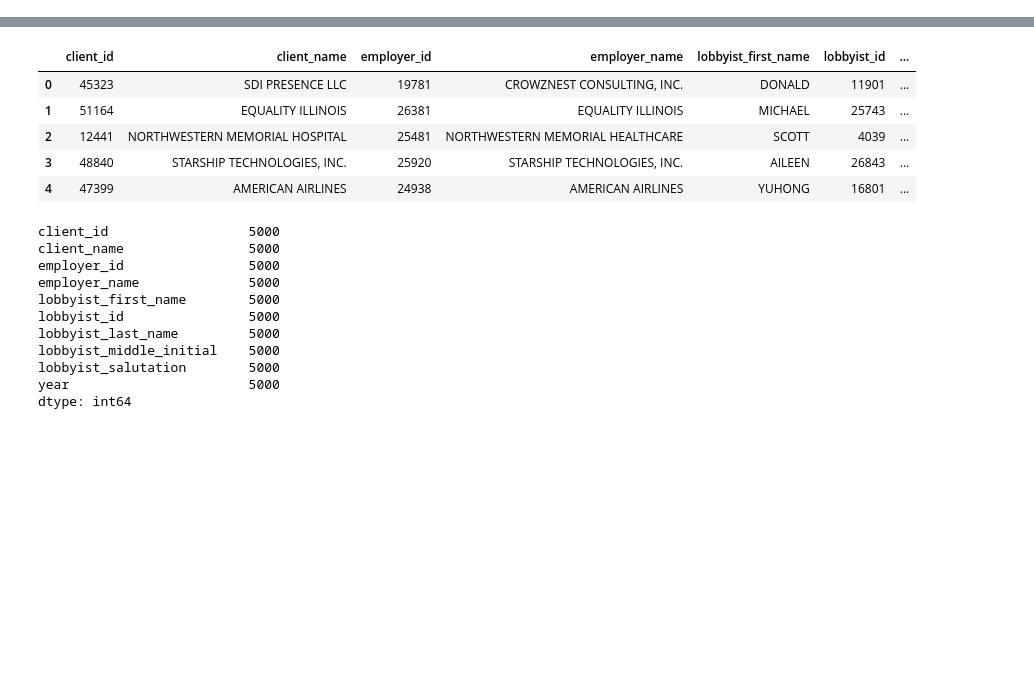
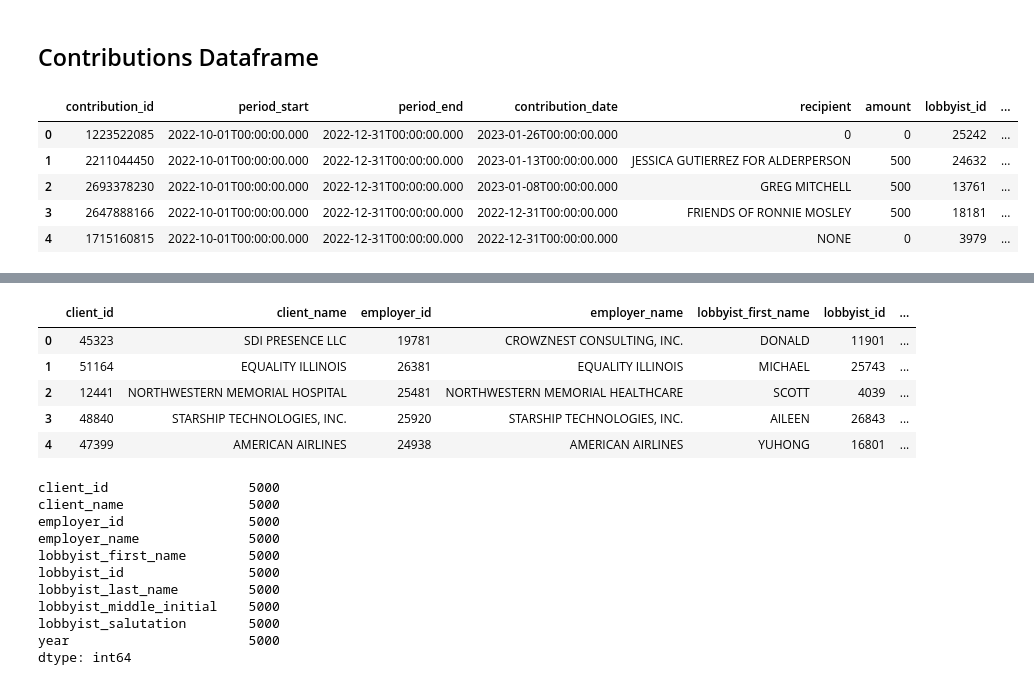
Before and after one commit to eabouche/group-project-3-lobbyist-analysis, a Jupyter notebook: Lobbyist_ETL_and_Analysis.ipynb, the cells around one changed output, grey strips where cells are left out. Drawn from its saved outputs; the diff is of its cells as text; code cells hidden in the pictures; blank space fills up the shorter version.

```diff
--- a/Lobbyist_ETL_and_Analysis.ipynb
+++ b/Lobbyist_ETL_and_Analysis.ipynb
@@ -178,0 +375,13 @@ Data Retrieval Complete
+# %% [markdown]
+## Contributions Dataframe
+# %%
+# create Contributions dataframe
+lobbyist_combo_df_two = pd.DataFrame(lobbyist_combo_list_two)
+lobbyist_combo_df_two.head()
+# %% [output]
+|  | contribution_id | period_start | period_end | contribution_date | recipient | amount | lobbyist_id | ... |
+| 0 | 1223522085 | 2022-10-01T00:00:00.000 | 2022-12-31T00:00:00.000 | 2023-01-26T00:00:00.000 | 0 | 0 | 25242 | ... |
+| 1 | 2211044450 | 2022-10-01T00:00:00.000 | 2022-12-31T00:00:00.000 | 2023-01-13T00:00:00.000 | JESSICA GUTIERREZ FOR ALDERPERSON | 500 | 24632 | ... |
+| 2 | 2693378230 | 2022-10-01T00:00:00.000 | 2022-12-31T00:00:00.000 | 2023-01-08T00:00:00.000 | GREG MITCHELL | 500 | 13761 | ... |
+| 3 | 2647888166 | 2022-10-01T00:00:00.000 | 2022-12-31T00:00:00.000 | 2022-12-31T00:00:00.000 | FRIENDS OF RONNIE MOSLEY | 500 | 18181 | ... |
+| 4 | 1715160815 | 2022-10-01T00:00:00.000 | 2022-12-31T00:00:00.000 | 2022-12-31T00:00:00.000 | NONE | 0 | 3979 | ... |
```
Also changed, not shown: parts of 52 cells of this notebook, 2 other files.
